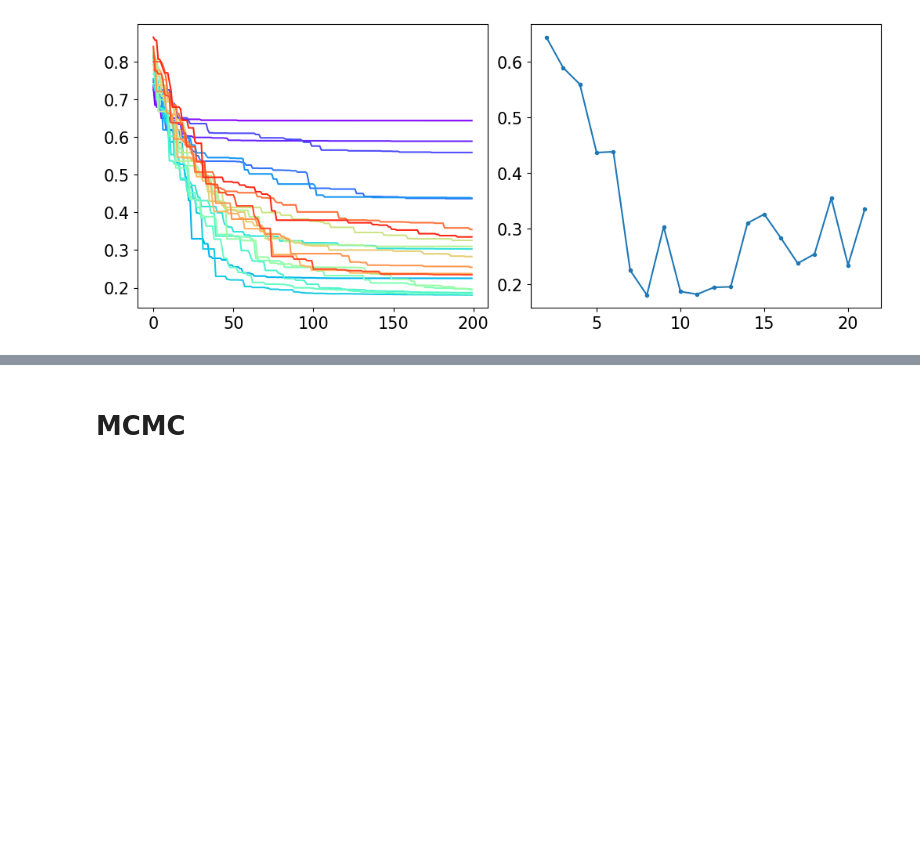
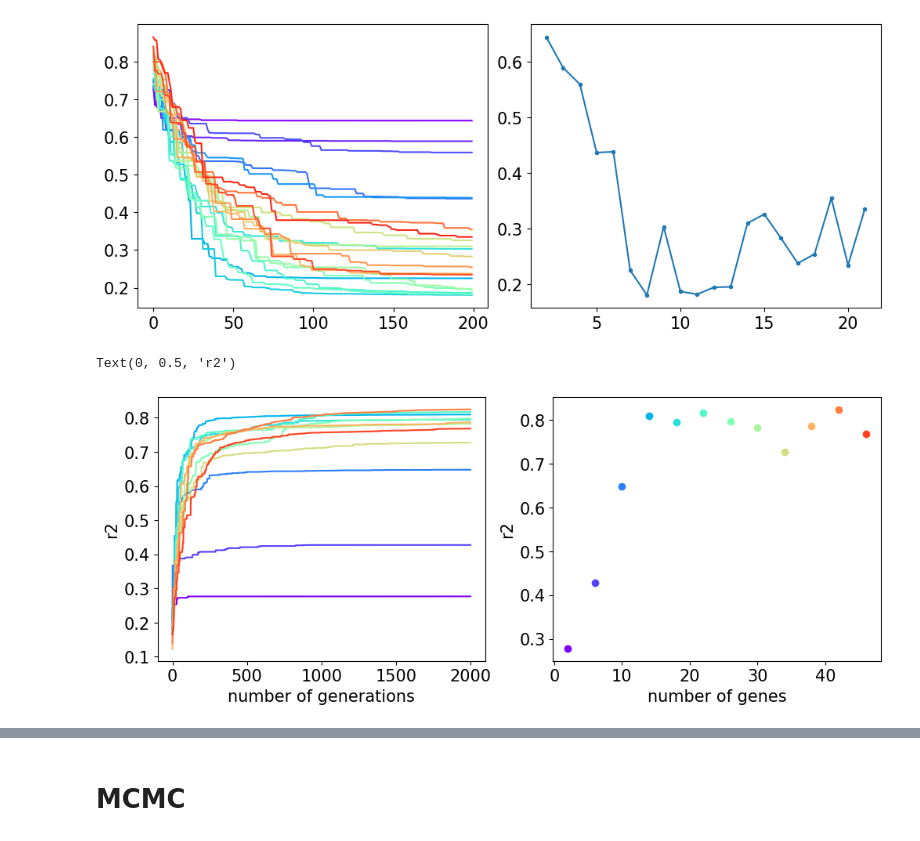
Before and after one commit to hhnam96/AstroGeo, a Jupyter notebook: GA_SR_pymoo.ipynb, the cells around one changed output, grey strips where cells are left out. Drawn from its saved outputs; the diff is of its cells as text; code cells hidden in the pictures; blank space fills up the shorter version.

```diff
--- a/GA_SR_pymoo.ipynb
+++ b/GA_SR_pymoo.ipynb
@@ -358,6 +364,16 @@ plt.plot(depth, interpolator([depth_genes, invSR_best], depth), "--", color="bla
 [figure]
 # %% [markdown]
 In search for optimal number of genes
+# %%
+class Callback_getF(Callback):
+
+    def __init__(self) -> None:
+        super().__init__()
+        self.data["best"] = []
+
+    def notify(self, algorithm):
+        b = algorithm.pop.get("F").mean(axis=1).min()
+        self.data["best"].append(b)
 # %%
 algorithm = NSGA2(
     pop_size=200,
@@ -367,14 +383,15 @@ algorithm = NSGA2(
     mutation=PM(eta=20),
     eliminate_duplicates=True
 )
-N_generations = 200
+N_generations = 2000
 termination = get_termination("n_gen", N_generations)
-N_genes_enemble = np.arange(2, 22, 1)
+N_genes_enemble = np.arange(2, 50, 4)
 depth_genes_ensemble = [np.linspace(0,1,N_genes) for N_genes in N_genes_enemble]
 N_ensemble = len(depth_genes_ensemble)
 
 problems = [invSRinference(depth_genes, invSR_lims, interpolator, data, fs, n_pieces=n_pieces, metric=metric_piecewise) for depth_genes in depth_genes_ensemble  ]
 
-
-res_ensemble = Parallel(n_jobs=N_ensemble, verbose=100)(delayed(minimize)(problem, algorithm, termination, save_history=True) for problem in problems)
+res_ensemble = Parallel(n_jobs=N_ensemble, verbose=100)(delayed(minimize)(problem, algorithm, termination, save_history=False, callback=Callback_getF())
+                                                        for problem in problems)
+# res_ensemble = Parallel(n_jobs=N_ensemble, verbose=100)(delayed(minimize)(problem, algorithm, termination, save_history=True) for problem in problems)
 # %% [output]
@@ -419,3 +432,42 @@ plt.plot(N_genes_enemble, 1-opt_max_ensemble[:,-1], '.-')
 # %% [output]
 [<matplotlib.lines.Line2D at 0x...>]
 [figure]
+# %%
+# opt = -np.array([e.opt[0].F for e in res.history])
+# opt_mean = np.array([ np.mean([-eiopt.F for eiopt in e.opt]) for e in res.history])
+%matplotlib inline
+fig = plt.figure(constrained_layout=True, figsize=(10,4))
+plt.title("Convergence")
+# gs1 = fig.add_gridspec(nrows=1, ncols=2, hspace=0.05, wspace=0.05,
+                    #    height_ratios=(6, 4), width_ratios=(35, 65))
+# ax1 = fig.add_subplot(gs1[0, 0])
+# ax2 = fig.add_subplot(gs1[0, 1])
+plt.subplot(1,2,1)
+
+cmap = plt.get_cmap("rainbow")
+
+opt_max_ensemble = np.zeros([N_ensemble,N_generations])
+for i in range(N_ensemble):
+    res = res_ensemble[i]
+    opt_max_ensemble[i] = -np.array(res.algorithm.callback.data["best"])
+
+    # opt_max_ensemble[i] = np.array([ np.max(np.mean(np.array([-eiopt.F for eiopt in e.opt]), axis=1)) for e in res.history])
+
+    # plt.plot(opt_max_ensemble[i], color=cmap(i/N_ensemble))
+    plt.plot(opt_max_ensemble[i], color=cmap(i/N_ensemble))
+plt.ylabel("r2")
+plt.xlabel("number of generations")
+# plt.ylim([0.1, 0.47])
+# plt.yscale("log")
+plt.subplot(1,2,2)
+# ax2 = fig.add_subplot(gs1[0, 1])
+
+# plt.plot(N_genes_enemble, opt_max_ensemble[:,-1], '.-')
+[plt.scatter(N_genes_enemble[i], opt_max_ensemble[i,-1], color=cmap(i/N_ensemble)) for i in range(N_ensemble)]
+plt.xlabel("number of genes")
+plt.ylabel("r2")
+# plt.ylim([0.1, 0.47])
+# plt.savefig("r2_Ngenesb.png", dpi=200)
+# %% [output]
+Text(0, 0.5, 'r2')
+[figure, added]
```
Also changed, not shown: parts of 15 cells of this notebook, 3 other files.
